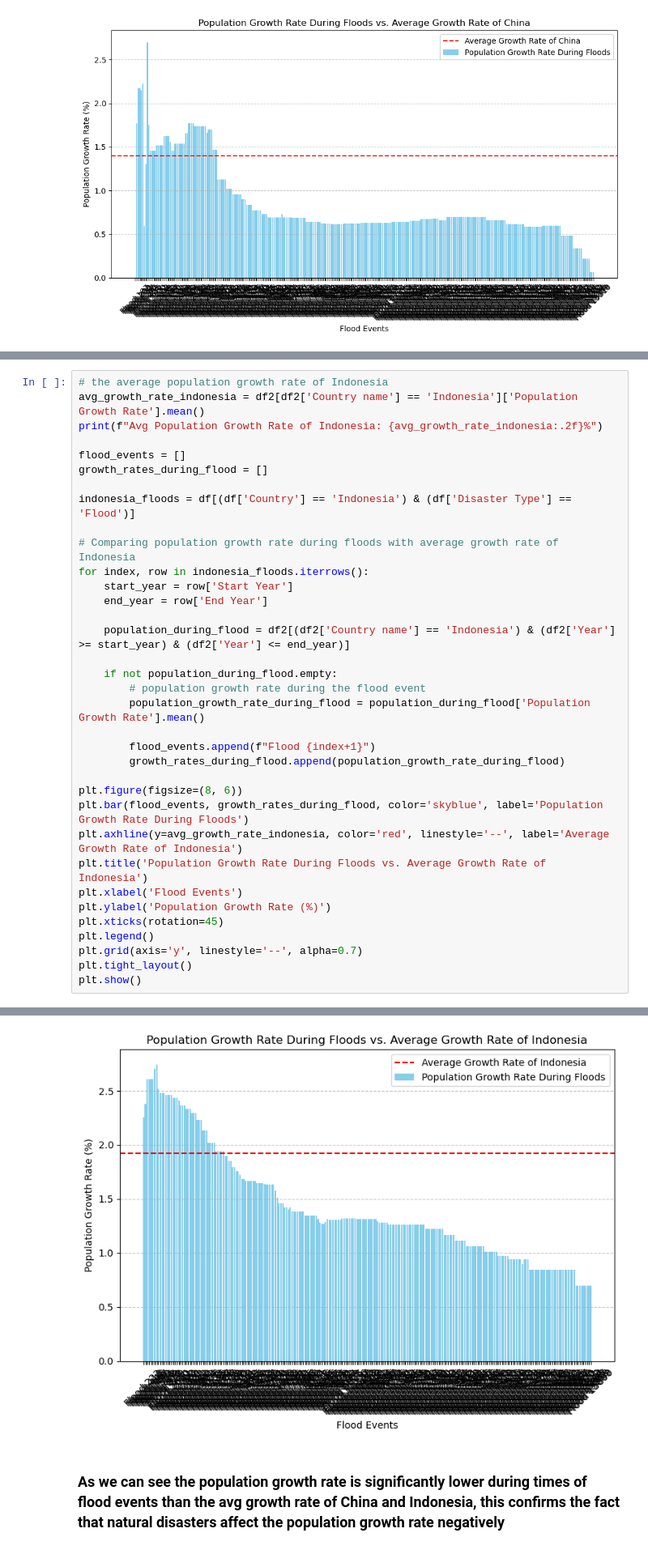
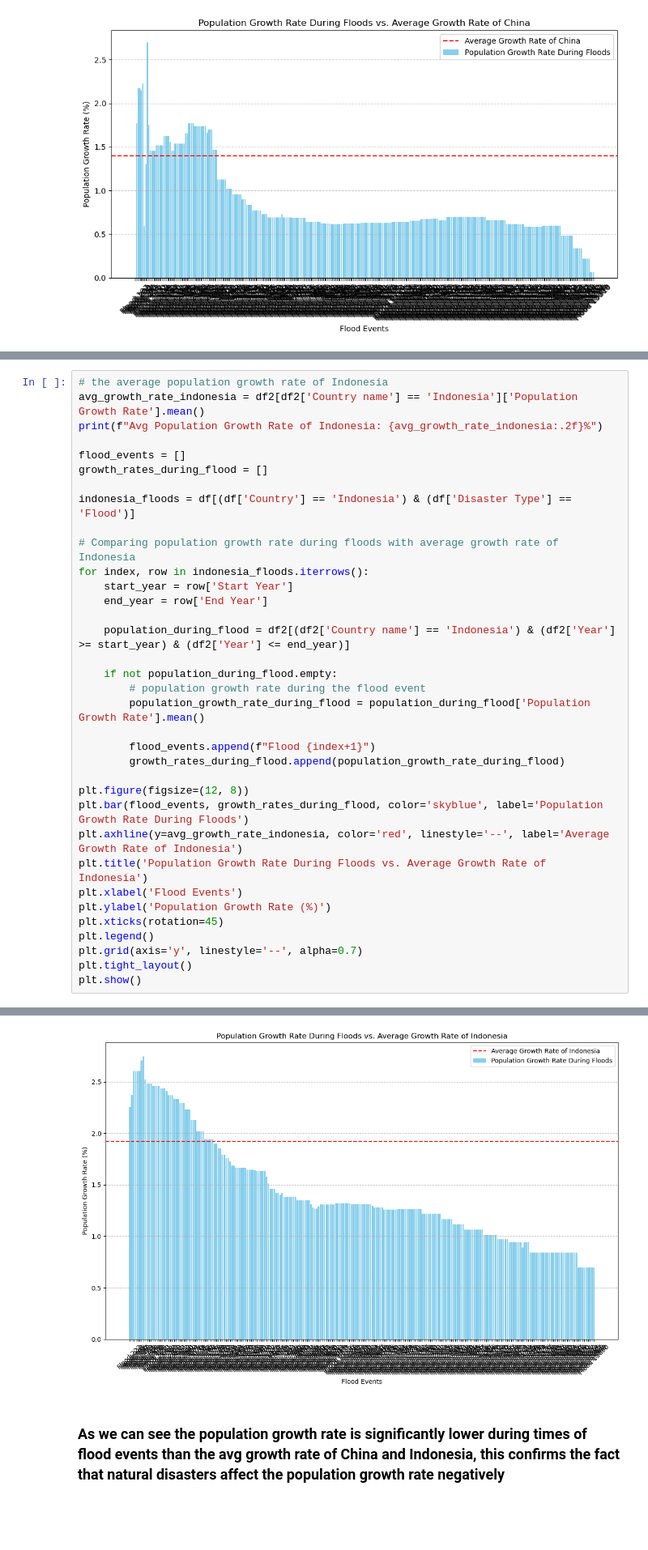
Before and after one commit to TitanicEclair/Demographic-Forecast, a Jupyter notebook: EDA_Demographic_Disaster.ipynb, the cells around one changed output, grey strips where cells are left out. Shown at 81% size. Saved outputs shown, nothing was run; the diff lists cells and outputs as text; blank space fills up the shorter version.

```diff
--- a/EDA_Demographic_Disaster.ipynb
+++ b/EDA_Demographic_Disaster.ipynb
@@ -328,34 +328,34 @@ flood_events = []
 growth_rates_during_flood = []
 
 indonesia_floods = df[(df['Country'] == 'Indonesia') & (df['Disaster Type'] == 'Flood')]
 
 # Comparing population growth rate during floods with average growth rate of Indonesia
 for index, row in indonesia_floods.iterrows():
     start_year = row['Start Year']
     end_year = row['End Year']
 
     population_during_flood = df2[(df2['Country name'] == 'Indonesia') & (df2['Year'] >= start_year) & (df2['Year'] <= end_year)]
 
     if not population_during_flood.empty:
         # population growth rate during the flood event
         population_growth_rate_during_flood = population_during_flood['Population Growth Rate'].mean()
 
         flood_events.append(f"Flood {index+1}")
         growth_rates_during_flood.append(population_growth_rate_during_flood)
 
-plt.figure(figsize=(8, 6))
+plt.figure(figsize=(12, 8))
 plt.bar(flood_events, growth_rates_during_flood, color='skyblue', label='Population Growth Rate During Floods')
 plt.axhline(y=avg_growth_rate_indonesia, color='red', linestyle='--', label='Average Growth Rate of Indonesia')
 plt.title('Population Growth Rate During Floods vs. Average Growth Rate of Indonesia')
 plt.xlabel('Flood Events')
 plt.ylabel('Population Growth Rate (%)')
 plt.xticks(rotation=45)
 plt.legend()
 plt.grid(axis='y', linestyle='--', alpha=0.7)
 plt.tight_layout()
 plt.show()
 # %% [output]
 Avg Population Growth Rate of Indonesia: 1.92%
-[figure, old version]
+[figure, new version]
 # %% [markdown]
 ### As we can see the population growth rate is significantly lower during times of flood events than the avg growth rate of China and Indonesia, this confirms the fact that natural disasters affect the population growth rate negatively
```
Also changed, not shown: parts of 20 cells of this notebook.
